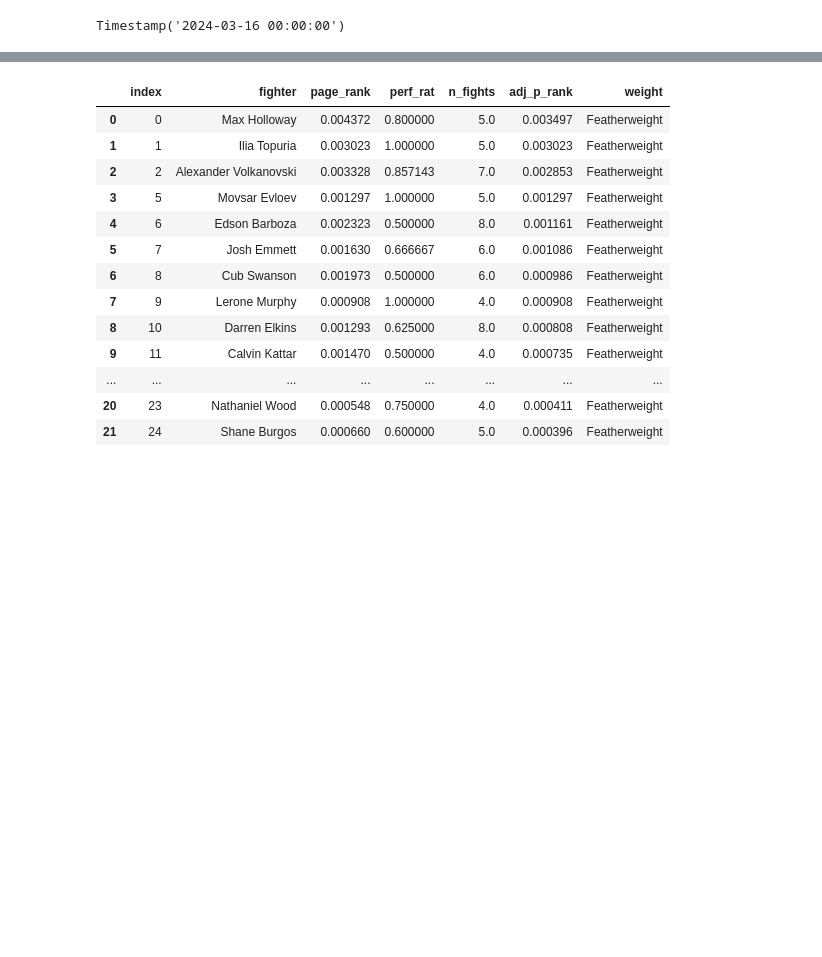
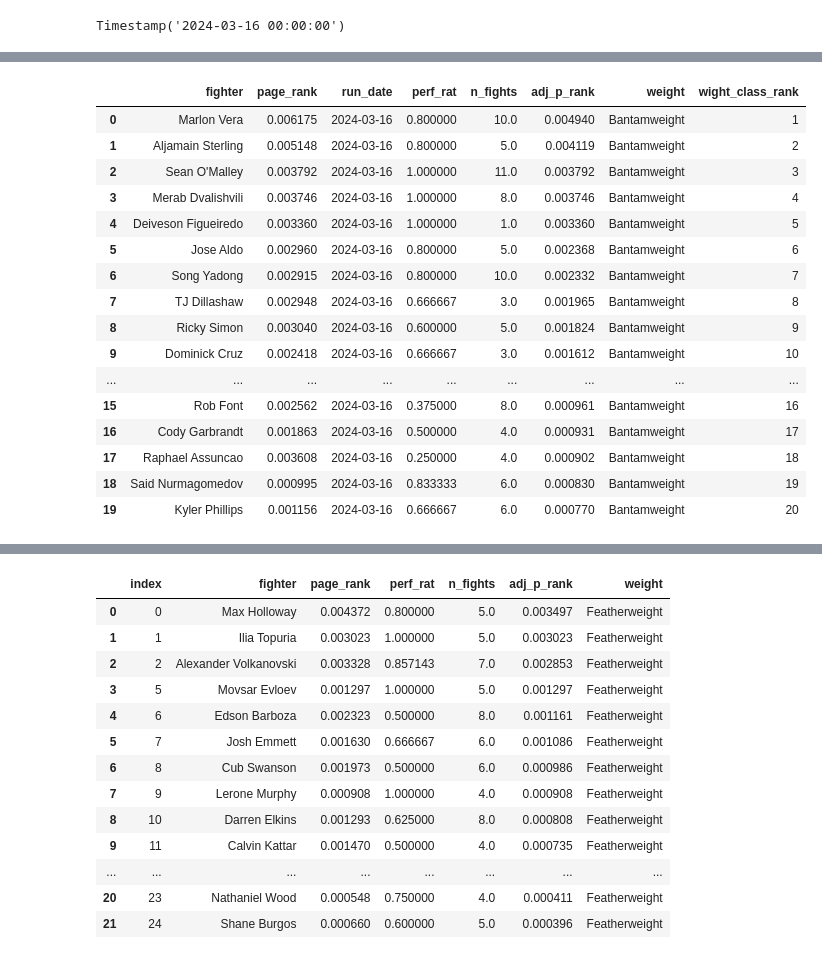
Before and after one commit to zarreh/mma_ranking, a Jupyter notebook: UFC_ranking/UFC_ranking.ipynb, the cells around one changed output, grey strips where cells are left out. Saved outputs shown, nothing was run; the diff lists cells and outputs as text; code cells hidden in the pictures; blank space fills up the shorter version.

```diff
--- a/UFC_ranking/UFC_ranking.ipynb
+++ b/UFC_ranking/UFC_ranking.ipynb
@@ -266,29 +282,74 @@ array(['Welterweight', 'Middleweight', 'Featherweight', 'Bantamweight',
 # %%
-df_w_rank_all = pd.DataFrame()
-for weight_to_show in weight_list:
-    cond = (df["Weight"] == weight_to_show) & (
-        df["Date"] >= dt - timedelta(weeks=52 * 3)
-    )
-    fighters_list = set(list(df[cond]["winner"]) + list(df[cond]["losser"]))
-    df_w_rank = df_ranked[df_ranked.index.isin(fighters_list)].sort_values(
-        by=["page_rank"], ascending=False
-    )
+def generate_ranks(df, file_name=None):
 
-    df_perf_select = (
-        df_perf[
-            (df_perf.index.isin(fighters_list)) & (df_perf["weight"] == weight_to_show)
-        ]
-        .sort_values("perf_rat", ascending=False)[["perf_rat", "n_fights"]]
-        .reset_index()
-    )
-    df_w_rank_select = df_w_rank.reset_index().rename({"index": "fighter"}, axis=1)
+    weight_list = df["Weight"].unique()
+    df_ranked = calculate_rank(df)
+    df_w_rank_all = pd.DataFrame()
 
-    df_w_rank_adj = pd.merge(
-        df_w_rank_select, df_perf_select, on="fighter", how="inner"
-    )  # .rename({'key_0':'fighter'}, axis=1)
-    df_w_rank_adj["adj_p_rank"] = df_w_rank_adj["page_rank"] * df_w_rank_adj["perf_rat"]
-    df_w_rank_adj.sort_values(
-        by="adj_p_rank", ascending=False, inplace=True, ignore_index=True
-    )
-    df_w_rank_adj["weight"] = weight_to_show
-    df_w_rank_all = pd.concat([df_w_rank_all, df_w_rank_adj])
+    for weight_to_show in weight_list:
+
+        cond = (df["Weight"] == weight_to_show) & (
+            df["Date"] >= dt - timedelta(weeks=52 * 3)
+        )
+        fighters_list = set(list(df[cond]["winner"]) + list(df[cond]["losser"]))
+        df_w_rank = df_ranked[df_ranked.index.isin(fighters_list)].sort_values(
+            by=["page_rank"], ascending=False
+        )
+
+
+        df_perf_select = (
+            df_perf[
+                (df_perf.index.isin(fighters_list))
+                & (df_perf["weight"] == weight_to_show)
+            ]
+
+            .sort_values("perf_rat", ascending=False)[["perf_rat", "n_fights"]]
+            .reset_index()
+
+        )
+        df_w_rank_select = df_w_rank.reset_index().rename({"index": "fighter"}, axis=1)
+
+        df_w_rank_adj = pd.merge(
+            df_w_rank_select, df_perf_select, on="fighter", how="inner"
+        )  # .rename({'key_0':'fighter'}, axis=1)
+        df_w_rank_adj["adj_p_rank"] = (
+            df_w_rank_adj["page_rank"] * df_w_rank_adj["perf_rat"]
+        )
+        df_w_rank_adj.sort_values(
+            by="adj_p_rank", ascending=False, inplace=True, ignore_index=True
+        )
+
+        df_w_rank_adj["weight"] = weight_to_show
+        df_w_rank_adj["wight_class_rank"] = (
+            df_w_rank_adj["adj_p_rank"]
+            .rank(method="dense", ascending=False)
+            .astype(int)
+        )
+
+        df_w_rank_all = pd.concat([df_w_rank_all, df_w_rank_adj])
+
+    if file_name != "" and file_name is not None:
+        df_w_rank_all.to_csv(file_name, mode="a", index=False, header=True)
+    else:
+        return df_w_rank_all
+
+
+generate_ranks(df).head(20)
+# %% [output]
+|  | fighter | page_rank | run_date | perf_rat | n_fights | adj_p_rank | weight | wight_class_rank |
+| 0 | Marlon Vera | 0.006175 | 2024-03-16 | 0.800000 | 10.0 | 0.004940 | Bantamweight | 1 |
+| 1 | Aljamain Sterling | 0.005148 | 2024-03-16 | 0.800000 | 5.0 | 0.004119 | Bantamweight | 2 |
+| 2 | Sean O'Malley | 0.003792 | 2024-03-16 | 1.000000 | 11.0 | 0.003792 | Bantamweight | 3 |
+| 3 | Merab Dvalishvili | 0.003746 | 2024-03-16 | 1.000000 | 8.0 | 0.003746 | Bantamweight | 4 |
+| 4 | Deiveson Figueiredo | 0.003360 | 2024-03-16 | 1.000000 | 1.0 | 0.003360 | Bantamweight | 5 |
+| 5 | Jose Aldo | 0.002960 | 2024-03-16 | 0.800000 | 5.0 | 0.002368 | Bantamweight | 6 |
+| 6 | Song Yadong | 0.002915 | 2024-03-16 | 0.800000 | 10.0 | 0.002332 | Bantamweight | 7 |
+| 7 | TJ Dillashaw | 0.002948 | 2024-03-16 | 0.666667 | 3.0 | 0.001965 | Bantamweight | 8 |
+| 8 | Ricky Simon | 0.003040 | 2024-03-16 | 0.600000 | 5.0 | 0.001824 | Bantamweight | 9 |
+| 9 | Dominick Cruz | 0.002418 | 2024-03-16 | 0.666667 | 3.0 | 0.001612 | Bantamweight | 10 |
+| ... | ... | ... | ... | ... | ... | ... | ... | ... |
+| 15 | Rob Font | 0.002562 | 2024-03-16 | 0.375000 | 8.0 | 0.000961 | Bantamweight | 16 |
+| 16 | Cody Garbrandt | 0.001863 | 2024-03-16 | 0.500000 | 4.0 | 0.000931 | Bantamweight | 17 |
+| 17 | Raphael Assuncao | 0.003608 | 2024-03-16 | 0.250000 | 4.0 | 0.000902 | Bantamweight | 18 |
+| 18 | Said Nurmagomedov | 0.000995 | 2024-03-16 | 0.833333 | 6.0 | 0.000830 | Bantamweight | 19 |
+| 19 | Kyler Phillips | 0.001156 | 2024-03-16 | 0.666667 | 6.0 | 0.000770 | Bantamweight | 20 |
```
Also changed, not shown: parts of 10 cells of this notebook, 1 other file.
